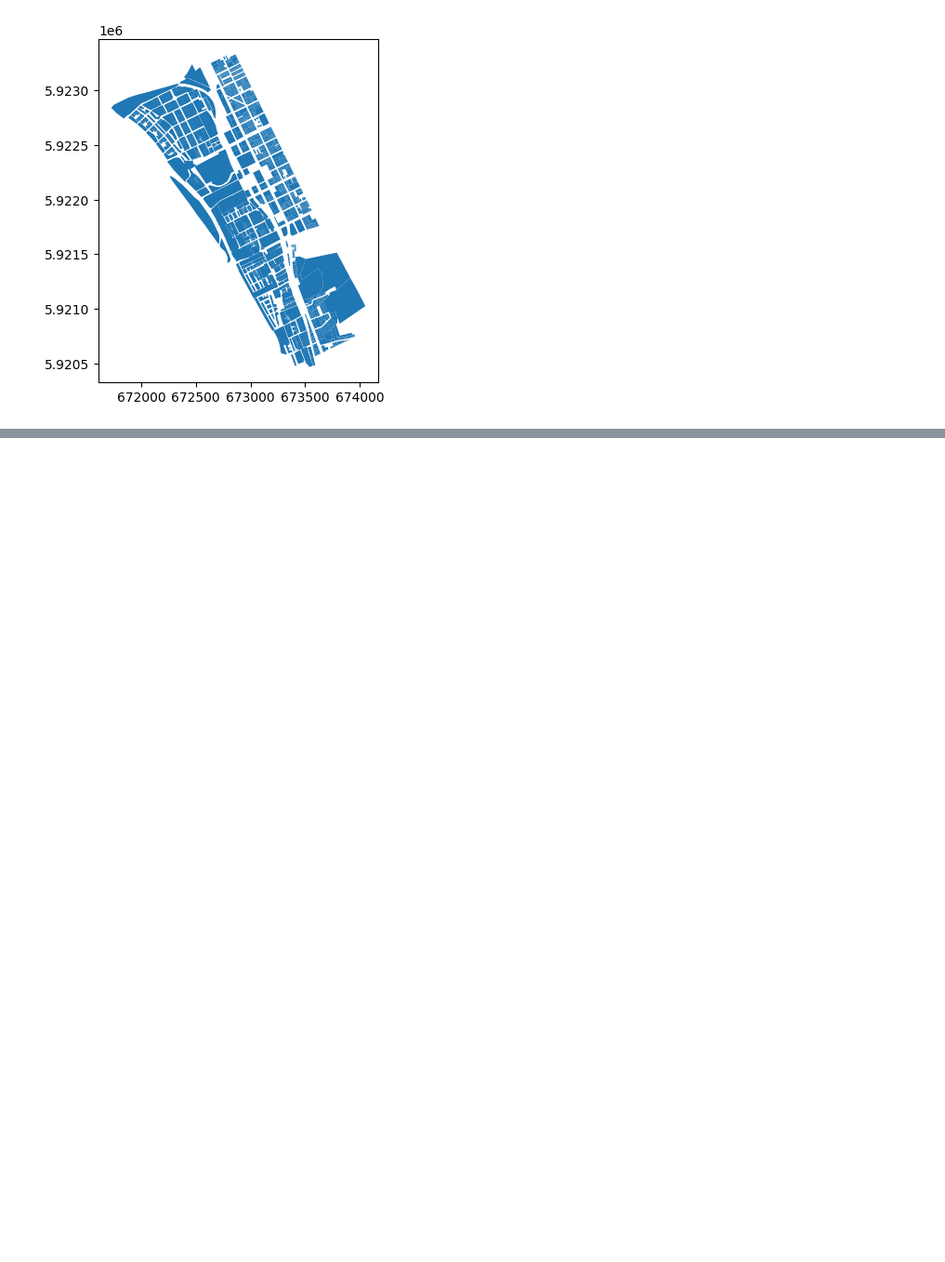
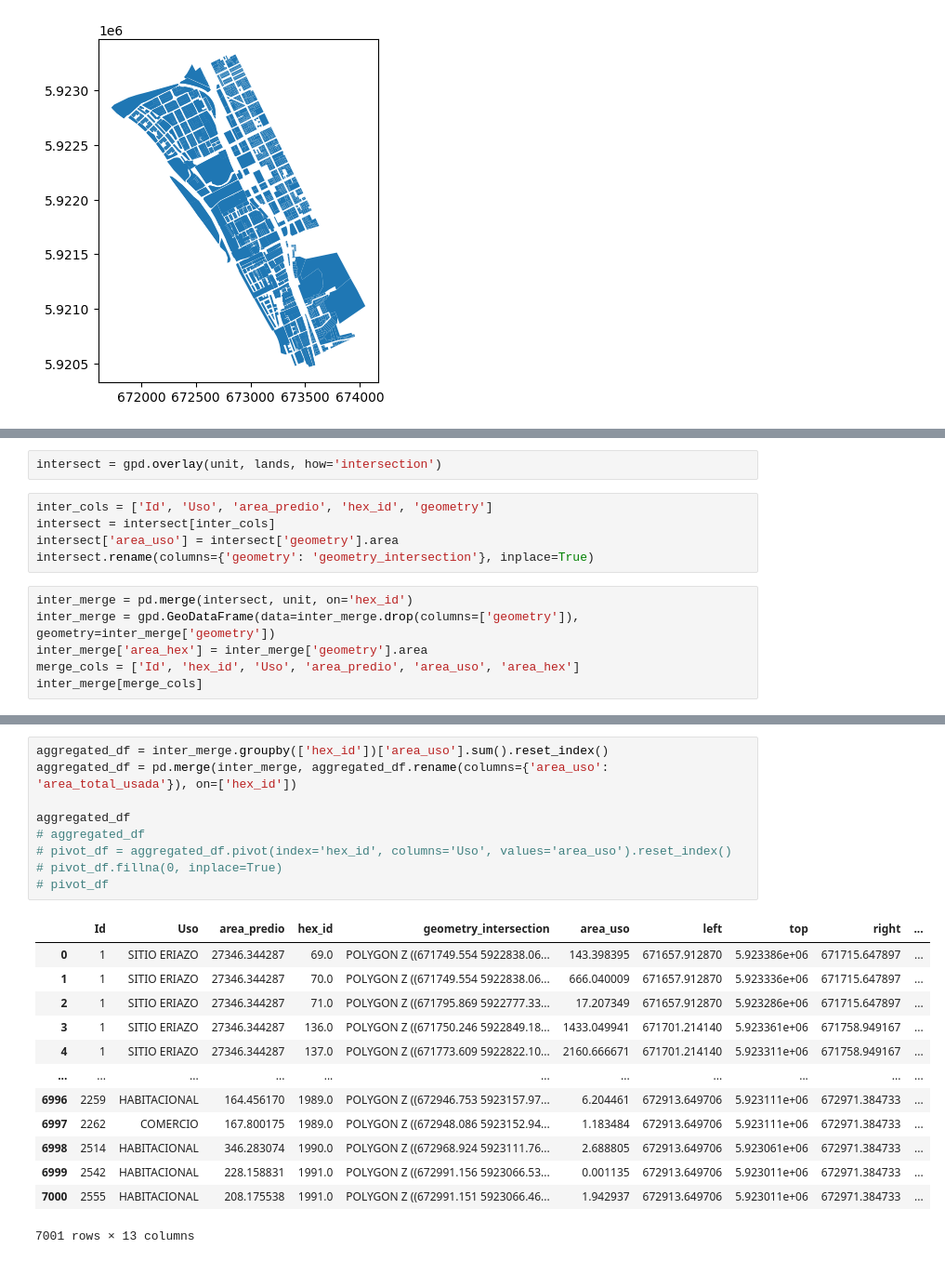
Before and after one commit to diegoalrv/clbb-io, a Jupyter notebook: notebooks/land_uses.ipynb, the cells around one changed output, grey strips where cells are left out. Shown at 93% size. Cells and saved outputs as stored; diff of their text form; blank space fills up the shorter version.

```diff
--- a/notebooks/land_uses.ipynb
+++ b/notebooks/land_uses.ipynb
@@ -255,0 +326,13 @@ No se pudieron reparar 2 geometrías. Serán eliminadas.
+# %%
+intersect = gpd.overlay(unit, lands, how='intersection')
+# %%
+inter_cols = ['Id', 'Uso', 'area_predio', 'hex_id', 'geometry']
+intersect = intersect[inter_cols]
+intersect['area_uso'] = intersect['geometry'].area
+intersect.rename(columns={'geometry': 'geometry_intersection'}, inplace=True)
+# %%
+inter_merge = pd.merge(intersect, unit, on='hex_id')
+inter_merge = gpd.GeoDataFrame(data=inter_merge.drop(columns=['geometry']), geometry=inter_merge['geometry'])
+inter_merge['area_hex'] = inter_merge['geometry'].area
+merge_cols = ['Id', 'hex_id', 'Uso', 'area_predio', 'area_uso', 'area_hex']
+inter_merge[merge_cols]
@@ -255,0 +353,23 @@ No se pudieron reparar 2 geometrías. Serán eliminadas.
+# %%
+aggregated_df = inter_merge.groupby(['hex_id'])['area_uso'].sum().reset_index()
+aggregated_df = pd.merge(inter_merge, aggregated_df.rename(columns={'area_uso': 'area_total_usada'}), on=['hex_id'])
+
+aggregated_df
+# aggregated_df
+# pivot_df = aggregated_df.pivot(index='hex_id', columns='Uso', values='area_uso').reset_index()
+# pivot_df.fillna(0, inplace=True)
+# pivot_df
+# %% [output]
+|  | Id | Uso | area_predio | hex_id | geometry_intersection | area_uso | left | top | right | ... |
+| 0 | 1 | SITIO ERIAZO | 27346.344287 | 69.0 | POLYGON Z ((671749.554 5922838.06... | 143.398395 | 671657.912870 | 5.923386e+06 | 671715.647897 | ... |
+| 1 | 1 | SITIO ERIAZO | 27346.344287 | 70.0 | POLYGON Z ((671749.554 5922838.06... | 666.040009 | 671657.912870 | 5.923336e+06 | 671715.647897 | ... |
+| 2 | 1 | SITIO ERIAZO | 27346.344287 | 71.0 | POLYGON Z ((671795.869 5922777.33... | 17.207349 | 671657.912870 | 5.923286e+06 | 671715.647897 | ... |
+| 3 | 1 | SITIO ERIAZO | 27346.344287 | 136.0 | POLYGON Z ((671750.246 5922849.18... | 1433.049941 | 671701.214140 | 5.923361e+06 | 671758.949167 | ... |
+| 4 | 1 | SITIO ERIAZO | 27346.344287 | 137.0 | POLYGON Z ((671773.609 5922822.10... | 2160.666671 | 671701.214140 | 5.923311e+06 | 671758.949167 | ... |
+| ... | ... | ... | ... | ... | ... | ... | ... | ... | ... | ... |
+| 6996 | 2259 | HABITACIONAL | 164.456170 | 1989.0 | POLYGON Z ((672946.753 5923157.97... | 6.204461 | 672913.649706 | 5.923111e+06 | 672971.384733 | ... |
+| 6997 | 2262 | COMERCIO | 167.800175 | 1989.0 | POLYGON Z ((672948.086 5923152.94... | 1.183484 | 672913.649706 | 5.923111e+06 | 672971.384733 | ... |
+| 6998 | 2514 | HABITACIONAL | 346.283074 | 1990.0 | POLYGON Z ((672968.924 5923111.76... | 2.688805 | 672913.649706 | 5.923061e+06 | 672971.384733 | ... |
+| 6999 | 2542 | HABITACIONAL | 228.158831 | 1991.0 | POLYGON Z ((672991.156 5923066.53... | 0.001135 | 672913.649706 | 5.923011e+06 | 672971.384733 | ... |
+| 7000 | 2555 | HABITACIONAL | 208.175538 | 1991.0 | POLYGON Z ((672991.151 5923066.46... | 1.942937 | 672913.649706 | 5.923011e+06 | 672971.384733 | ... |
+7001 rows × 13 columns
```
Also changed, not shown: parts of 3 cells of this notebook, 2 other files.
